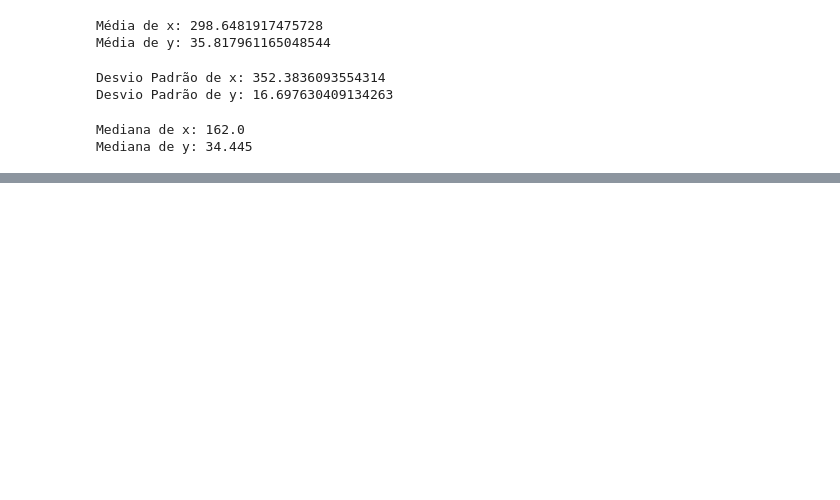
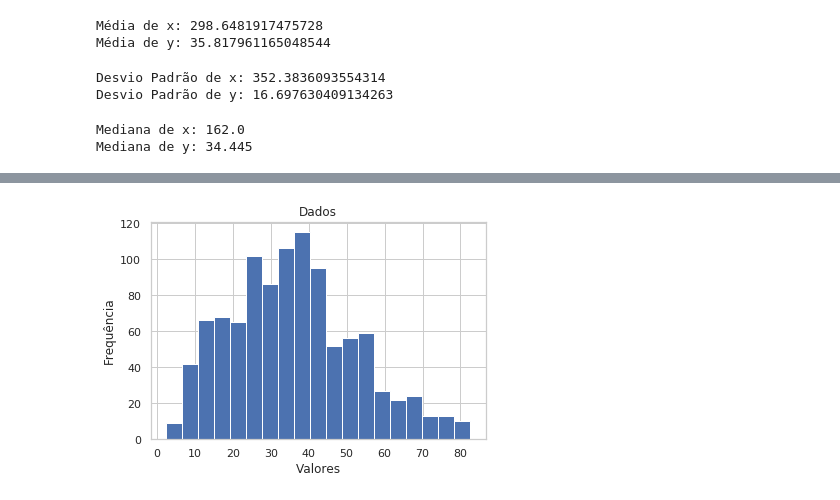
Before and after one commit to antuniooh/probability-and-statistics-database-analysis, a Jupyter notebook: src/main.ipynb, the cells around one changed output, grey strips where cells are left out. Saved outputs shown, nothing was run; the diff lists cells and outputs as text; code cells hidden in the pictures; blank space fills up the shorter version.

```diff
--- a/src/main.ipynb
+++ b/src/main.ipynb
@@ -85,3 +108,11 @@ Mediana de y: 34.445
+# %%
+plt.hist(y, bins = 'auto')
+plt.title('Dados')
+plt.ylabel('Frequência')
+plt.xlabel('Valores')
+plt.show()
+# %% [output]
+[figure, added]
 # %%
 #Passo 5 - Coeficiente de Correlação
 # %%
```
Also changed, not shown: parts of 7 cells of this notebook.
